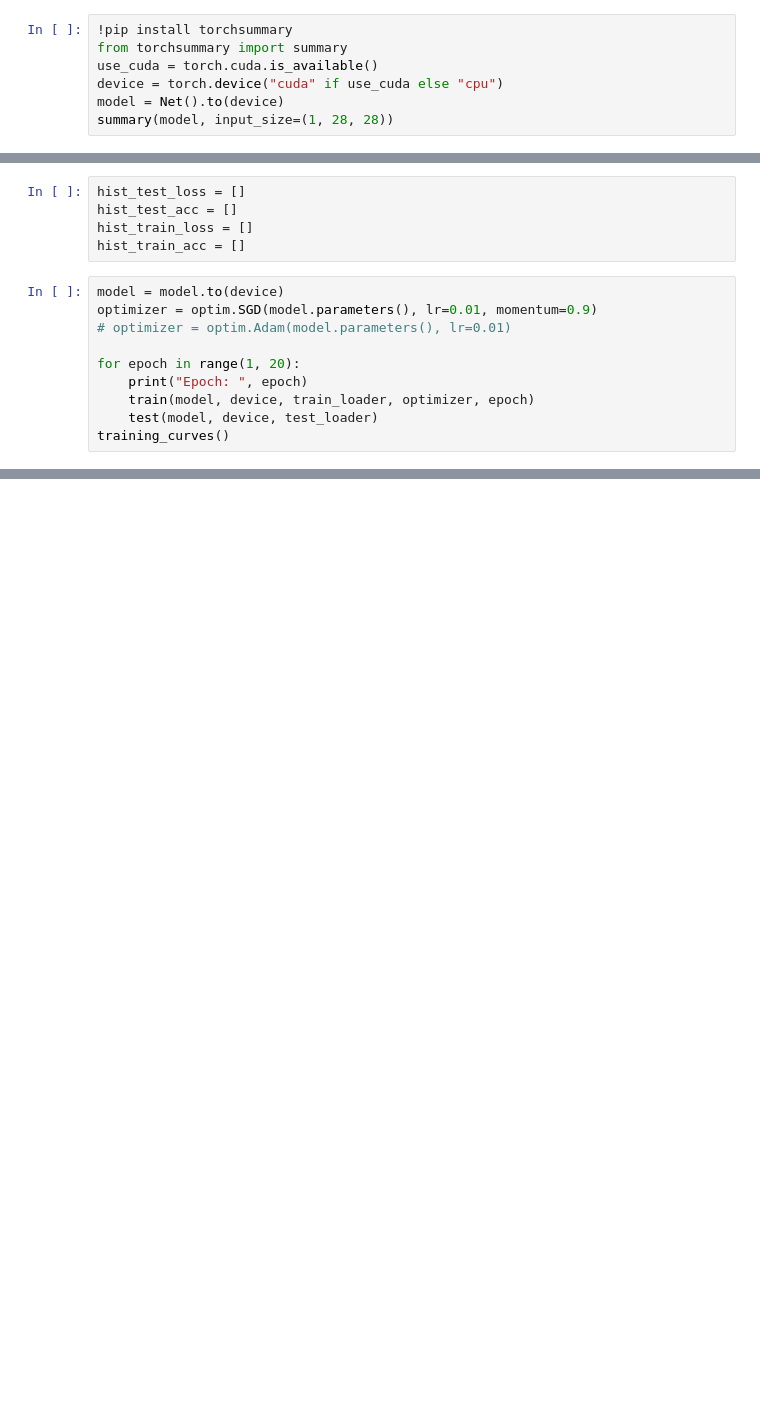
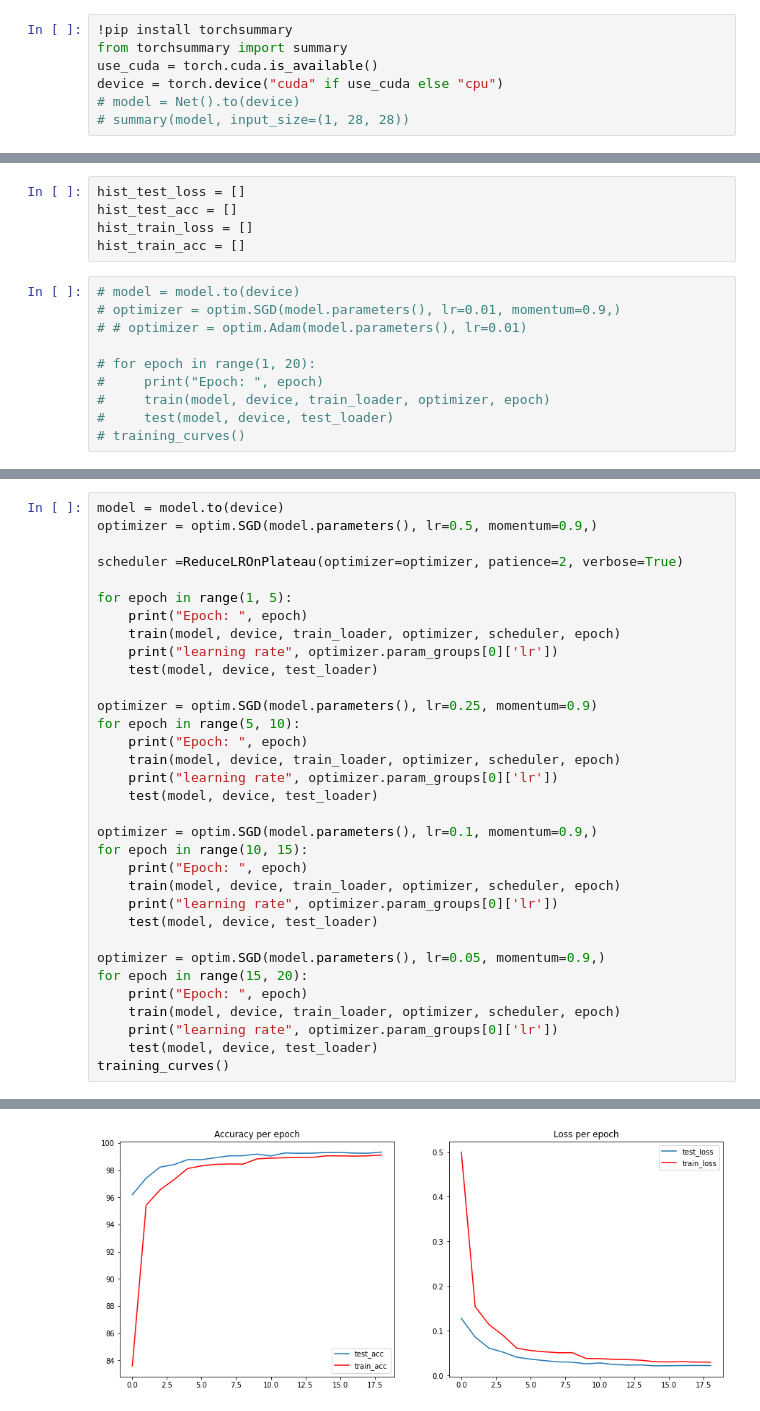
Before and after one commit to MittalNeha/Extensive_Vision_AI6, a Jupyter notebook: week4/Session_4_Neha.ipynb, the cells around one changed output, grey strips where cells are left out. Drawn from its saved outputs; the diff is of its cells as text; blank space fills up the shorter version.

```diff
--- a/week4/Session_4_Neha.ipynb
+++ b/week4/Session_4_Neha.ipynb
@@ -53,7 +19,7 @@ class Net(nn.Module):
 from torchsummary import summary
 use_cuda = torch.cuda.is_available()
 device = torch.device("cuda" if use_cuda else "cpu")
-model = Net().to(device)
-summary(model, input_size=(1, 28, 28))
+# model = Net().to(device)
+# summary(model, input_size=(1, 28, 28))
 # %% [output]
 Requirement already satisfied: torchsummary in /usr/local/lib/python3.7/dist-packages (1.5.1)
@@ -404,12 +390,12 @@ hist_test_acc = []
 hist_train_loss = []
 hist_train_acc = []
 # %%
-model = model.to(device)
-optimizer = optim.SGD(model.parameters(), lr=0.01, momentum=0.9)
-# optimizer = optim.Adam(model.parameters(), lr=0.01)
+# model = model.to(device)
+# optimizer = optim.SGD(model.parameters(), lr=0.01, momentum=0.9,)
+# # optimizer = optim.Adam(model.parameters(), lr=0.01)
 
-for epoch in range(1, 20):
-    print("Epoch: ", epoch)
-    train(model, device, train_loader, optimizer, epoch)
-    test(model, device, test_loader)
-training_curves()
+# for epoch in range(1, 20):
+#     print("Epoch: ", epoch)
+#     train(model, device, train_loader, optimizer, epoch)
+#     test(model, device, test_loader)
+# training_curves()
@@ -458,0 +407,34 @@ len(hist_train_loss)
+# %%
+model = model.to(device)
+optimizer = optim.SGD(model.parameters(), lr=0.5, momentum=0.9,)
+
+scheduler =ReduceLROnPlateau(optimizer=optimizer, patience=2, verbose=True)
+
+for epoch in range(1, 5):
+    print("Epoch: ", epoch)
+    train(model, device, train_loader, optimizer, scheduler, epoch)
+    print("learning rate", optimizer.param_groups[0]['lr'])
+    test(model, device, test_loader)
+
+optimizer = optim.SGD(model.parameters(), lr=0.25, momentum=0.9)
+for epoch in range(5, 10):
+    print("Epoch: ", epoch)
+    train(model, device, train_loader, optimizer, scheduler, epoch)
+    print("learning rate", optimizer.param_groups[0]['lr'])
+    test(model, device, test_loader)
+
+optimizer = optim.SGD(model.parameters(), lr=0.1, momentum=0.9,)
+for epoch in range(10, 15):
+    print("Epoch: ", epoch)
+    train(model, device, train_loader, optimizer, scheduler, epoch)
+    print("learning rate", optimizer.param_groups[0]['lr'])
+    test(model, device, test_loader)
+
+optimizer = optim.SGD(model.parameters(), lr=0.05, momentum=0.9,)
+for epoch in range(15, 20):
+    print("Epoch: ", epoch)
+    train(model, device, train_loader, optimizer, scheduler, epoch)
+    print("learning rate", optimizer.param_groups[0]['lr'])
+    test(model, device, test_loader)
+training_curves()
+# %% [output]
@@ -458,0 +459 @@ len(hist_train_loss)
+[figure, added]
```
Also changed, not shown: parts of 34 cells of this notebook.
